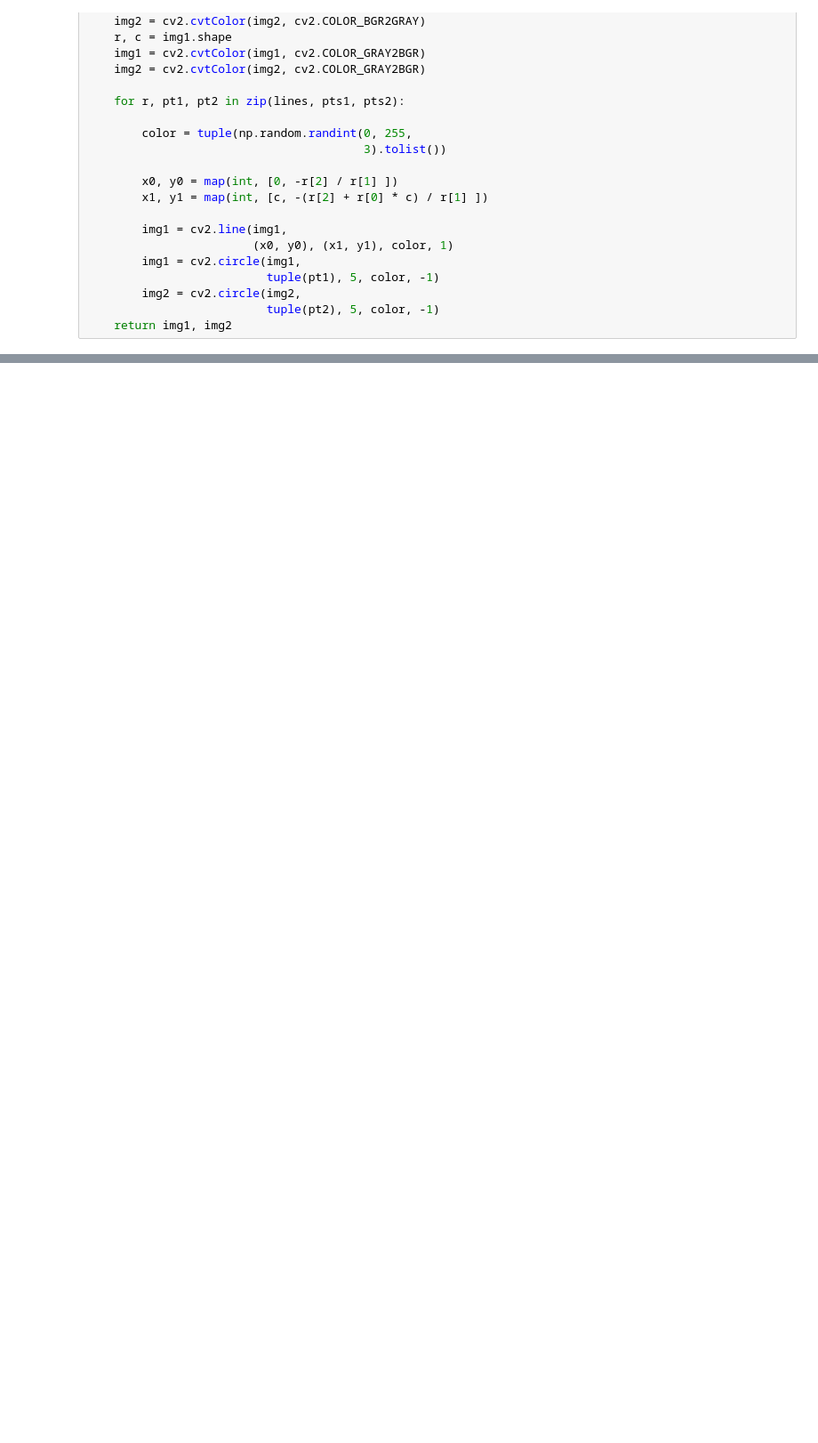
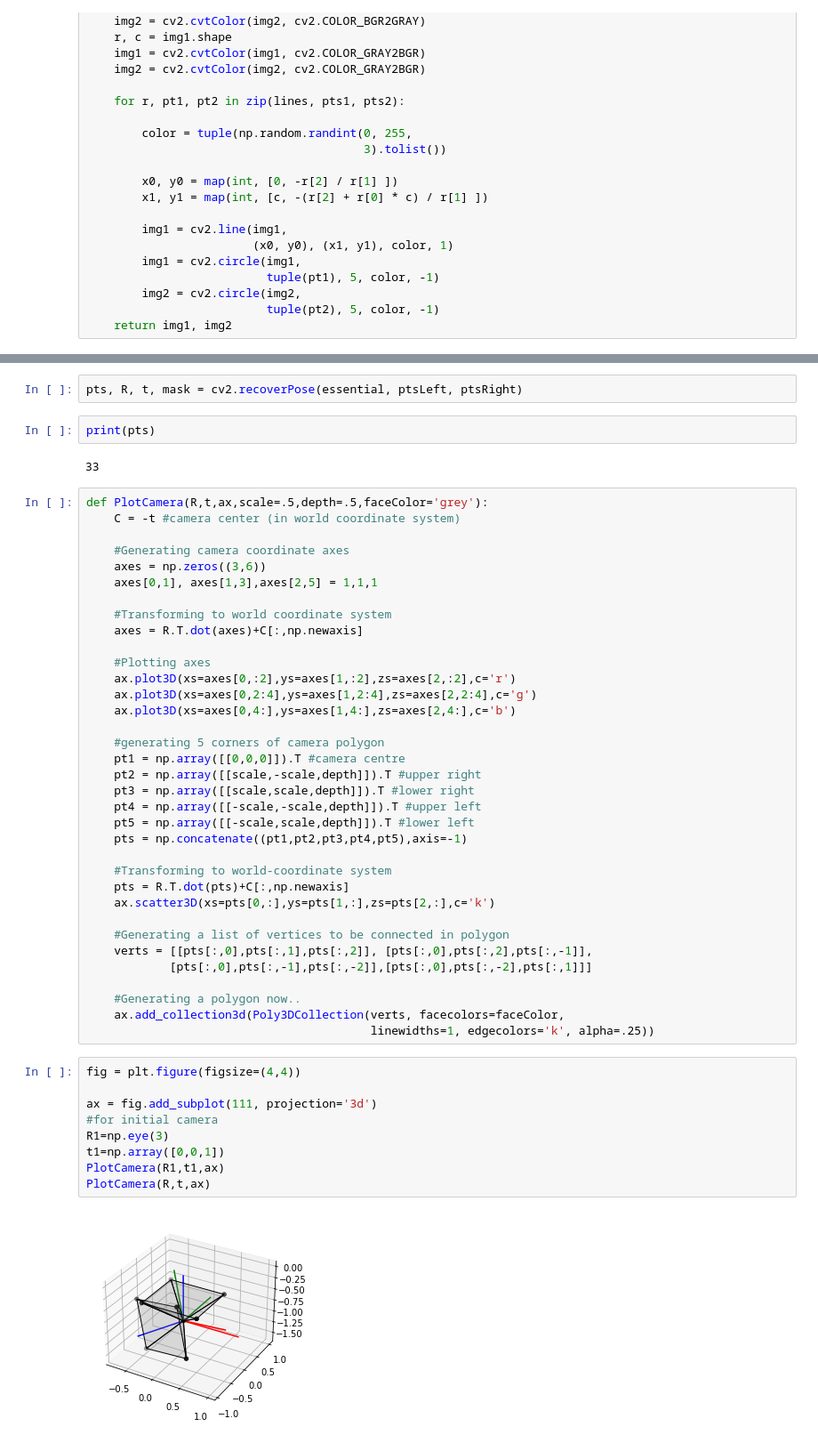
Before and after one commit to JGittles/EECE7150, a Jupyter notebook: HW4/hw4.ipynb, the cells around one changed output, grey strips where cells are left out. Shown: that part at 89% size. Cells and saved outputs as stored; diff of their text form; blank space fills up the shorter version.

```diff
--- a/HW4/hw4.ipynb
+++ b/HW4/hw4.ipynb
@@ -182,0 +176,52 @@ error: OpenCV(4.5.5) :-1: error: (-5:Bad argument) in function 'triangulatePoint
+# %%
+pts, R, t, mask = cv2.recoverPose(essential, ptsLeft, ptsRight)
+# %%
+print(pts)
+# %% [output]
+33
+# %%
+def PlotCamera(R,t,ax,scale=.5,depth=.5,faceColor='grey'):
+    C = -t #camera center (in world coordinate system)
+
+    #Generating camera coordinate axes
+    axes = np.zeros((3,6))
+    axes[0,1], axes[1,3],axes[2,5] = 1,1,1
+
+    #Transforming to world coordinate system
+    axes = R.T.dot(axes)+C[:,np.newaxis]
+
+    #Plotting axes
+    ax.plot3D(xs=axes[0,:2],ys=axes[1,:2],zs=axes[2,:2],c='r')
+    ax.plot3D(xs=axes[0,2:4],ys=axes[1,2:4],zs=axes[2,2:4],c='g')
+    ax.plot3D(xs=axes[0,4:],ys=axes[1,4:],zs=axes[2,4:],c='b')
+
+    #generating 5 corners of camera polygon
+    pt1 = np.array([[0,0,0]]).T #camera centre
+    pt2 = np.array([[scale,-scale,depth]]).T #upper right
+    pt3 = np.array([[scale,scale,depth]]).T #lower right
+    pt4 = np.array([[-scale,-scale,depth]]).T #upper left
+    pt5 = np.array([[-scale,scale,depth]]).T #lower left
+    pts = np.concatenate((pt1,pt2,pt3,pt4,pt5),axis=-1)
+
+    #Transforming to world-coordinate system
+    pts = R.T.dot(pts)+C[:,np.newaxis]
+    ax.scatter3D(xs=pts[0,:],ys=pts[1,:],zs=pts[2,:],c='k')
+
+    #Generating a list of vertices to be connected in polygon
+    verts = [[pts[:,0],pts[:,1],pts[:,2]], [pts[:,0],pts[:,2],pts[:,-1]],
+            [pts[:,0],pts[:,-1],pts[:,-2]],[pts[:,0],pts[:,-2],pts[:,1]]]
+
+    #Generating a polygon now..
+    ax.add_collection3d(Poly3DCollection(verts, facecolors=faceColor,
+                                         linewidths=1, edgecolors='k', alpha=.25))
+# %%
+fig = plt.figure(figsize=(4,4))
+
+ax = fig.add_subplot(111, projection='3d')
+#for initial camera
+R1=np.eye(3)
+t1=np.array([0,0,1])
+PlotCamera(R1,t1,ax)
+PlotCamera(R,t,ax)
+# %% [output]
+[figure, added]
```
Also changed, not shown: parts of 10 cells of this notebook, 2 other files.
